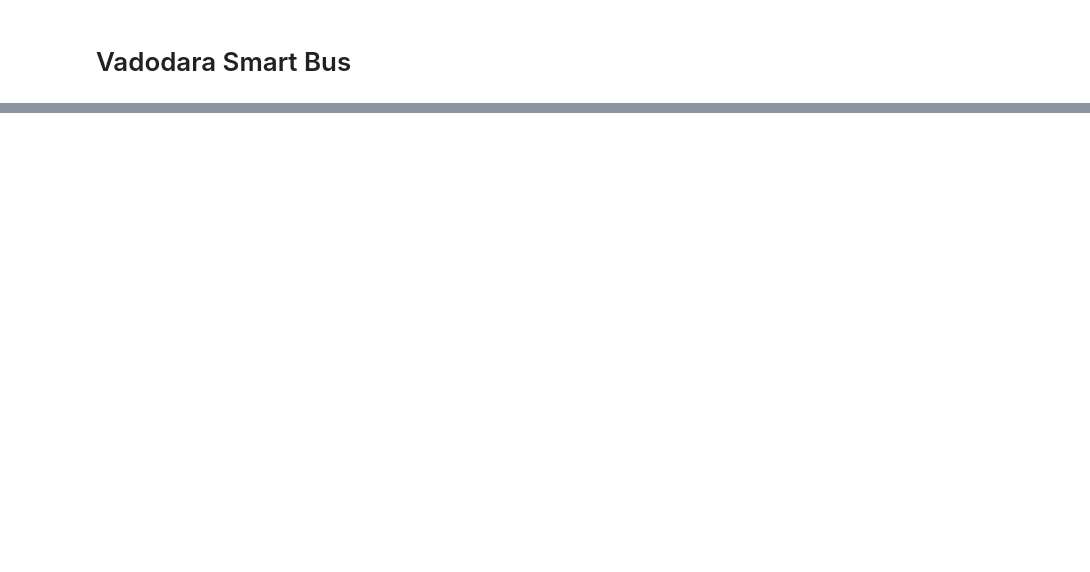
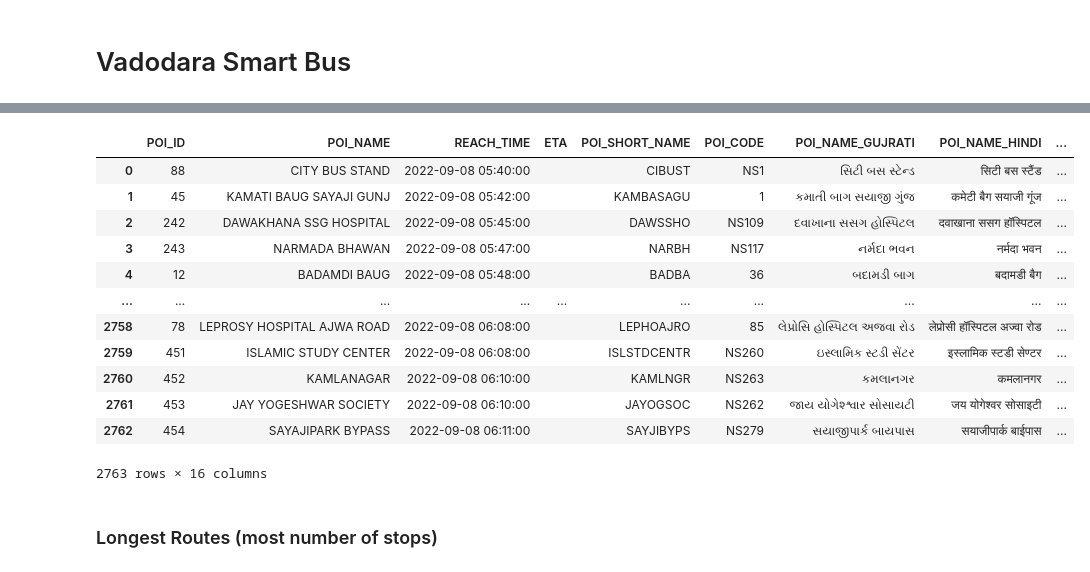
Before and after one commit to open-vadodara/smart-city-bus, a Jupyter notebook: EDA.ipynb, the cells around one changed output, grey strips where cells are left out. Cells and saved outputs as stored; diff of their text form; code cells hidden in the pictures; blank space fills up the shorter version.

```diff
--- a/EDA.ipynb
+++ b/EDA.ipynb
@@ -64,0 +208,16 @@ Components(days=0, hours=0, minutes=16, seconds=0, milliseconds=0, microseconds=
+# %%
+df_tt
+# %% [output]
+|  | POI_ID | POI_NAME | REACH_TIME | ETA | POI_SHORT_NAME | POI_CODE | POI_NAME_GUJRATI | POI_NAME_HINDI | ... |
+| 0 | 88 | CITY BUS STAND | 2022-09-08 05:40:00 |  | CIBUST | NS1 | સિટી બસ સ્ટેન્ડ | सिटी बस स्टैंड | ... |
+| 1 | 45 | KAMATI BAUG SAYAJI GUNJ | 2022-09-08 05:42:00 |  | KAMBASAGU | 1 | કમાતી બાગ સયાજી ગુંજ | कमेटी बैग सयाजी गूंज | ... |
+| 2 | 242 | DAWAKHANA SSG HOSPITAL | 2022-09-08 05:45:00 |  | DAWSSHO | NS109 | દવાખાના સસગ હોસ્પિટલ | दवाखाना ससग हॉस्पिटल | ... |
+| 3 | 243 | NARMADA BHAWAN | 2022-09-08 05:47:00 |  | NARBH | NS117 | નર્મદા ભવન | नर्मदा भवन | ... |
+| 4 | 12 | BADAMDI BAUG | 2022-09-08 05:48:00 |  | BADBA | 36 | બદામડી બાગ | बदामडी बैग | ... |
+| ... | ... | ... | ... | ... | ... | ... | ... | ... | ... |
+| 2758 | 78 | LEPROSY HOSPITAL AJWA ROAD | 2022-09-08 06:08:00 |  | LEPHOAJRO | 85 | લેપ્રોસિ હોસ્પિટલ અજવા રોડ | लेप्रोसी हॉस्पिटल अज्वा रोड | ... |
+| 2759 | 451 | ISLAMIC STUDY CENTER | 2022-09-08 06:08:00 |  | ISLSTDCENTR | NS260 | ઇસ્લામિક સ્ટડી સેંટર | इस्लामिक स्टडी सेण्टर | ... |
+| 2760 | 452 | KAMLANAGAR | 2022-09-08 06:10:00 |  | KAMLNGR | NS263 | કમલાનગર | कमलानगर | ... |
+| 2761 | 453 | JAY YOGESHWAR SOCIETY | 2022-09-08 06:10:00 |  | JAYOGSOC | NS262 | જાય યોગેશ્શ્વાર સોસાયટી | जय योगेश्वर सोसाइटी | ... |
+| 2762 | 454 | SAYAJIPARK BYPASS | 2022-09-08 06:11:00 |  | SAYJIBYPS | NS279 | સયાજીપાર્ક બાયપાસ | सयाजीपार्क बाईपास | ... |
+2763 rows × 16 columns
@@ -64,0 +226,2 @@ Components(days=0, hours=0, minutes=16, seconds=0, milliseconds=0, microseconds=
+# %% [markdown]
+### Longest Routes (most number of stops)
```
Also changed, not shown: parts of 31 cells of this notebook, 3 other files.
